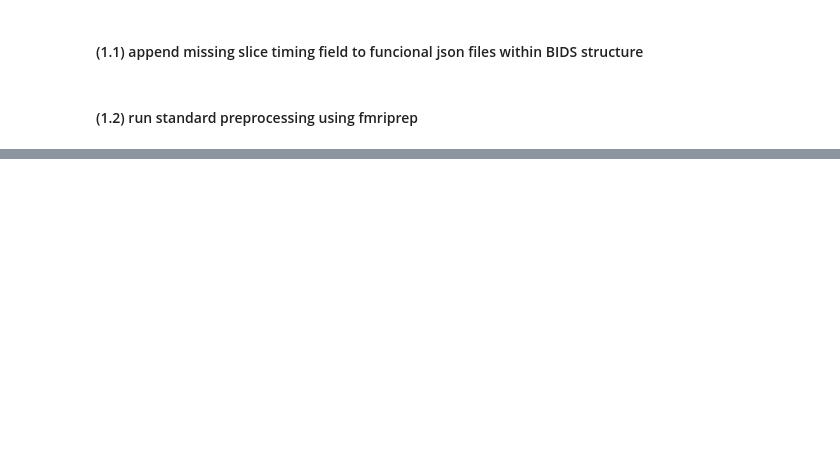
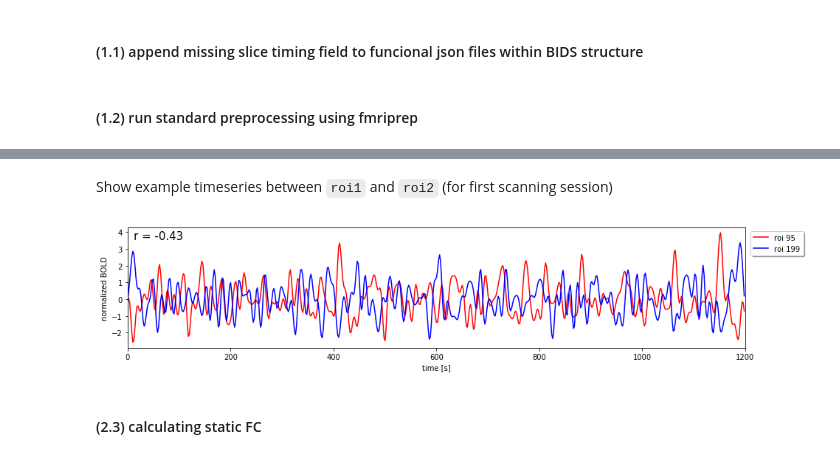
Before and after one commit to kbonna/fmritools, a Jupyter notebook: prepare_fmri.ipynb, the cells around one changed output, grey strips where cells are left out. Drawn from its saved outputs; the diff is of its cells as text; code cells hidden in the pictures; blank space fills up the shorter version.

Commit message:
added timeseries exctraction and sFC calculation

```diff
--- a/prepare_fmri.ipynb
+++ b/prepare_fmri.ipynb
@@ -44,0 +52,34 @@ else:
+# %%
+import os
+from os.path import join, exists
+
+sub_list = ['sub-wd01']
+path_project_deriv = '/home/kamil/Desktop/Neuroscience/Projects/WD_fasting/derivatives/'
+path_analysis = join(path_project_deriv,'connectivity_analysis')
+
+if not exists(path_analysis):
+    os.mkdir(path_analysis)
+# %%
+def find_files(expression, path_sub):
+    return sorted([ join(folder,file) for folder in [ join(path_sub,f,'func')
+                                      for f in listdir(path_sub) if 'ses' in f ]
+                                      for file in listdir(folder) if expression in file ])
+def draw_timeseries(timeseries, roi1, roi2):
+    %matplotlib inline
+    import matplotlib.pyplot as plt
+    from scipy.stats.stats import pearsonr
+
+    #--- calculate correlation
+    r = pearsonr(timeseries[0][:,roi1], timeseries[0][:,roi2])[0].round(2)
+    r = "{0:.2f}".format(r)
+
+    #--- plotting
+    fig = plt.figure(figsize=(15,3))
+    plt.plot(range(0, 1200, 2),timeseries[0][:,roi1], 'r', label=f'roi {str(roi1)}')
+    plt.plot(range(0, 1200, 2),timeseries[0][:,roi2], 'b', label=f'roi {str(roi2)}')
+    plt.xlim([0,1200])
+    plt.legend(bbox_to_anchor=(1.1, 1), fancybox=True, shadow=True)
+    plt.annotate(f'r = {r}', xy=(0.01,0.9), xycoords='axes fraction', size=15)
+    plt.xlabel('time [s]')
+    plt.ylabel('normalized BOLD')
+    plt.show()
@@ -44,0 +160,13 @@ else:
+# %% [markdown]
+Show example timeseries between `roi1` and `roi2` (for first scanning session)
+# %%
+#--- select pair of rois
+roi1 = 95
+roi2 = 199
+
+#--- plot example timeseries
+draw_timeseries(timeseries, roi1, roi2)
+# %% [output]
+[figure, added]
+# %% [markdown]
+#### (2.3) calculating static FC
```
Also changed, not shown: parts of 10 cells of this notebook.
